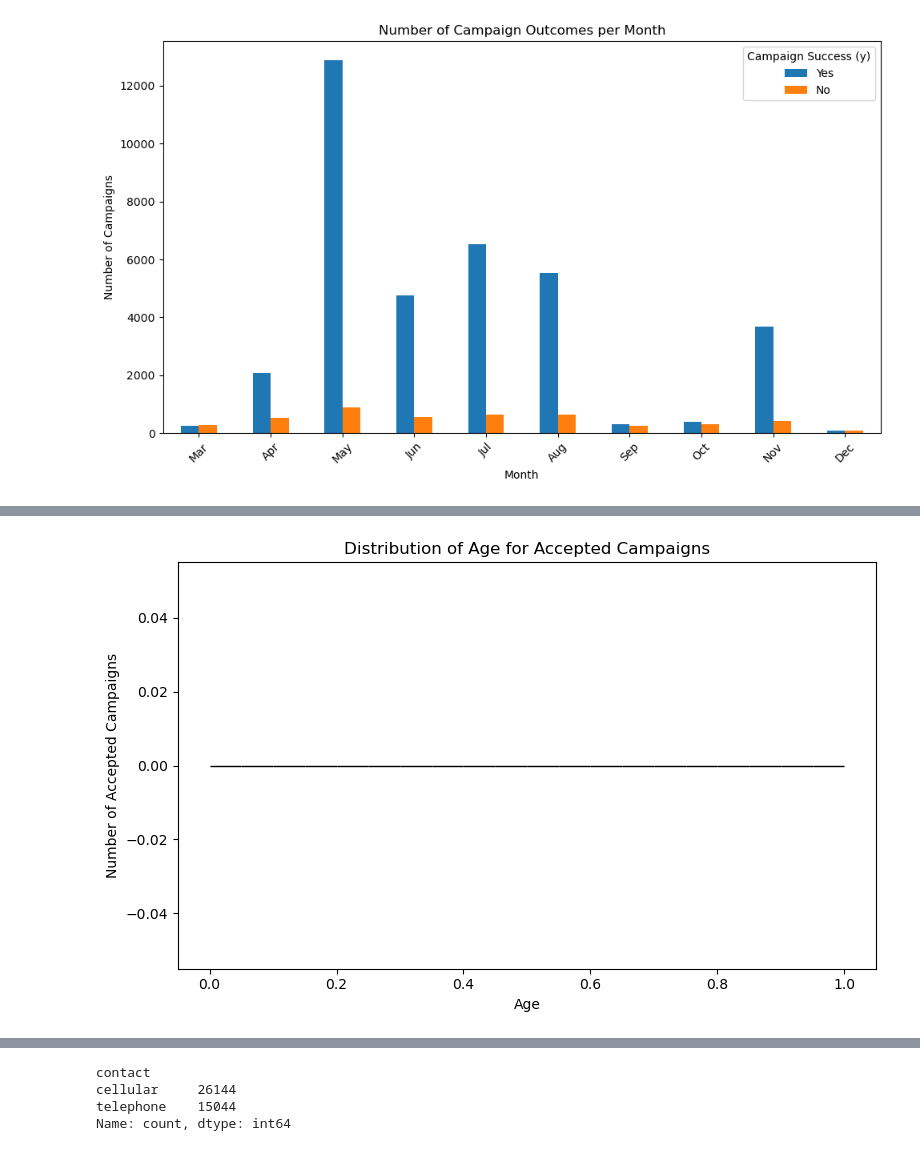
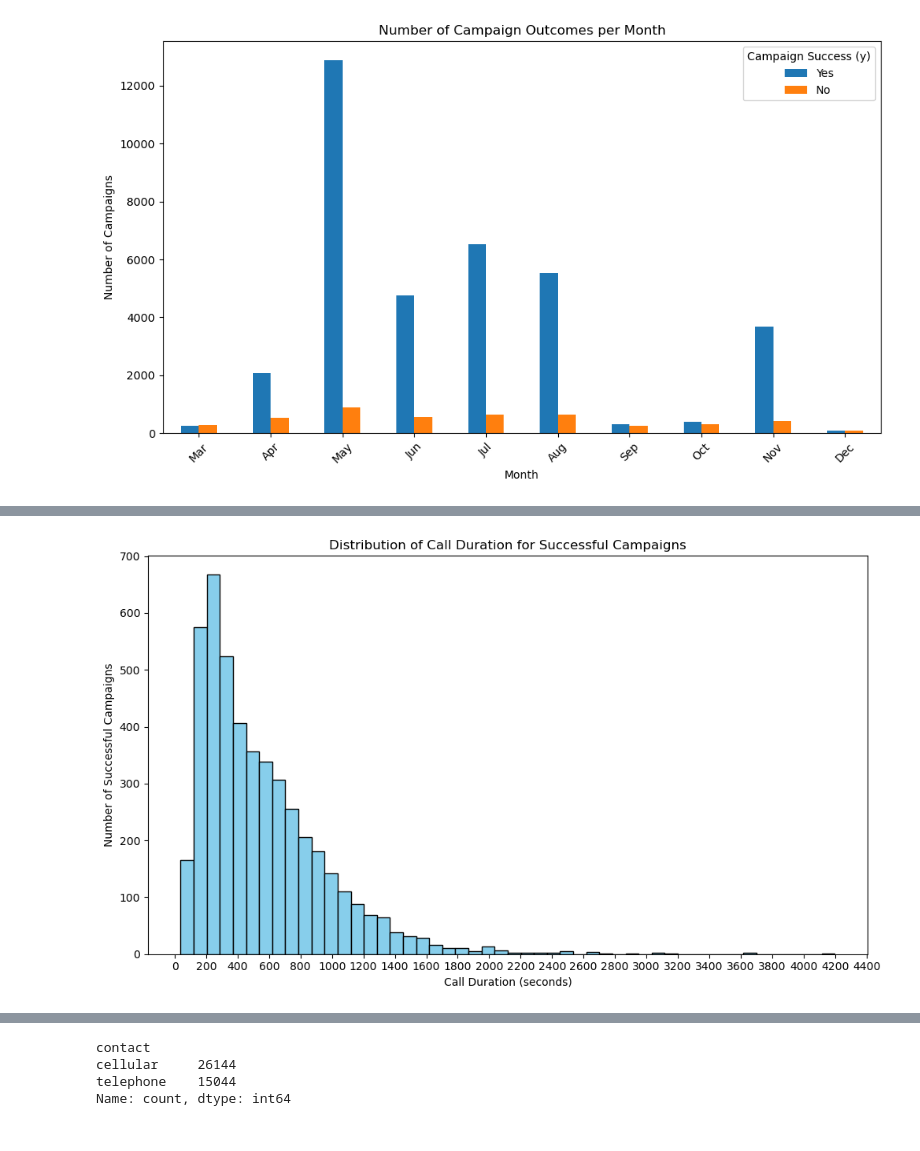
Before and after one commit to makarandkeer/BerkeleyAssignments, a Jupyter notebook: practical_application_III/practical_application_III.ipynb, the cells around one changed output, grey strips where cells are left out. Saved outputs shown, nothing was run; the diff lists cells and outputs as text; code cells hidden in the pictures.

Commit message:
updated charts

```diff
--- a/practical_application_III/practical_application_III.ipynb
+++ b/practical_application_III/practical_application_III.ipynb
@@ -233,0 +260,25 @@ plt.show()
+# %%
+# Plot chart to show duration vs campaign which were successful
+
+import matplotlib.pyplot as plt
+
+# Create bins for call duration
+duration_bins = [0, 100, 200, 300, 400, 500, 600, 800, 1000, 2000, 4000]
+duration_labels = ['0-99', '100-199', '200-299', '300-399', '400-499', '500-599', '600-799', '800-999', '1000-1999', '2000+']
+
+# Add a binned duration column
+df['duration_bin'] = pd.cut(df['duration'], bins=duration_bins, labels=duration_labels, right=False, include_lowest=True)
+
+# Group by duration bin and campaign success
+duration_campaign = df.groupby(['duration_bin', 'y']).size().unstack(fill_value=0)
+
+# Plot grouped bar chart
+duration_campaign.plot(kind='bar', stacked=False, figsize=(10,6))
+plt.xlabel('Call Duration (seconds, binned)')
+plt.ylabel('Number of Campaigns')
+plt.title('Call Duration vs Campaign Success (y)')
+plt.xticks(rotation=45)
+plt.legend(['No', 'Yes'], title='Campaign Success (y)')
+plt.tight_layout()
+# plt.savefig('images/duration_vs_successful_campaigns.png')
+plt.show()
@@ -234,19 +287,21 @@ plt.show()
 # %%
-# Plot chart for age vs. those who accepted the campaign
+# Plot histogram to show duration vs campaign which were successful
 
-# Create a DataFrame with only those who accepted the campaign
-accepted = df[df['y'] == 'yes']
+import matplotlib.ticker as ticker
+# Filter for successful campaigns
+successful_campaigns = df[df['y'] == 1]
 
-plt.figure(figsize=(8, 5))
-plt.hist(accepted['age'], bins=20, color='skyblue', edgecolor='black')
-plt.xlabel('Age')
-plt.ylabel('Number of Accepted Campaigns')
-plt.title('Distribution of Age for Accepted Campaigns')
+plt.figure(figsize=(10,6))
+plt.hist(successful_campaigns['duration'], bins=50, color='skyblue', edgecolor='black')
+plt.xlabel('Call Duration (seconds)')
+plt.ylabel('Number of Successful Campaigns')
+plt.title('Distribution of Call Duration for Successful Campaigns')
 plt.tight_layout()
-plt.savefig('images/age_vs_campaign_success.png')
+plt.gca().xaxis.set_major_locator(ticker.MultipleLocator(200))
+plt.savefig('images/duration_vs_successful_campaigns.png')
 plt.show()
 # %% [output]
-[figure, old version]
+[figure, new version]
 # %%
 categorical_columns = df.select_dtypes(include='object').columns.tolist()
 
```
Also changed, not shown: parts of 3 cells of this notebook, 3 other files.
